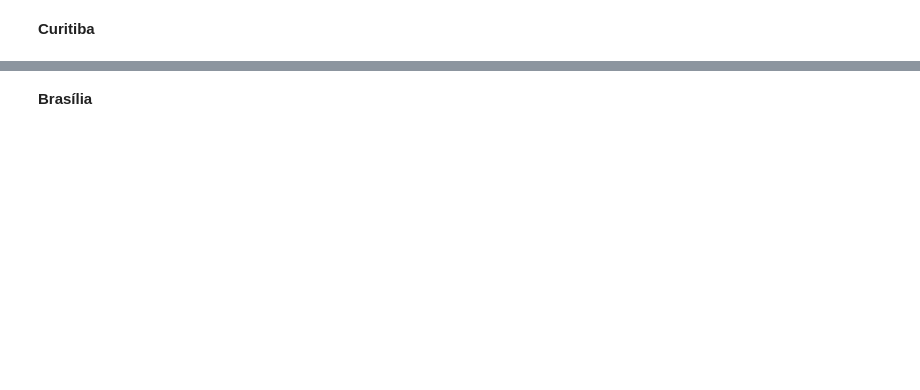
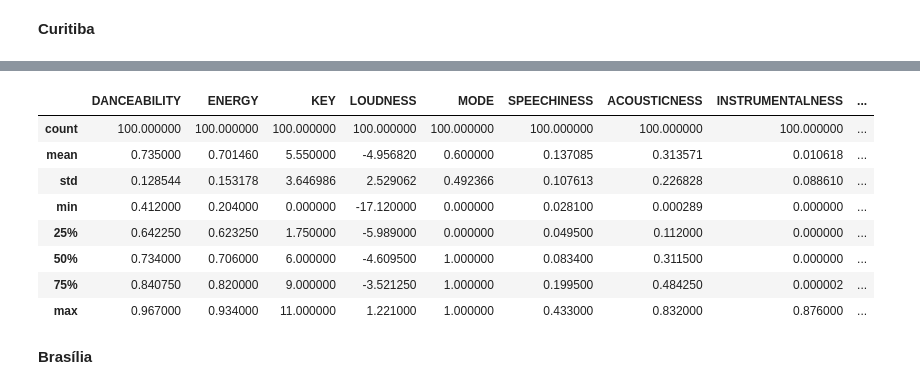
Before and after one commit to Eric-Mendes/spotify-charts, a Jupyter notebook: data_analyses.ipynb, the cells around one changed output, grey strips where cells are left out. Drawn from its saved outputs; the diff is of its cells as text; code cells hidden in the pictures; blank space fills up the shorter version.

```diff
--- a/data_analyses.ipynb
+++ b/data_analyses.ipynb
@@ -85,2 +107,14 @@ memory usage: 54.8 KB
+# %%
+df.loc[df['REGIÃO'] == 2].describe()
+# %% [output]
+|  | DANCEABILITY | ENERGY | KEY | LOUDNESS | MODE | SPEECHINESS | ACOUSTICNESS | INSTRUMENTALNESS | ... |
+| count | 100.000000 | 100.000000 | 100.000000 | 100.000000 | 100.000000 | 100.000000 | 100.000000 | 100.000000 | ... |
+| mean | 0.735000 | 0.701460 | 5.550000 | -4.956820 | 0.600000 | 0.137085 | 0.313571 | 0.010618 | ... |
+| std | 0.128544 | 0.153178 | 3.646986 | 2.529062 | 0.492366 | 0.107613 | 0.226828 | 0.088610 | ... |
+| min | 0.412000 | 0.204000 | 0.000000 | -17.120000 | 0.000000 | 0.028100 | 0.000289 | 0.000000 | ... |
+| 25% | 0.642250 | 0.623250 | 1.750000 | -5.989000 | 0.000000 | 0.049500 | 0.112000 | 0.000000 | ... |
+| 50% | 0.734000 | 0.706000 | 6.000000 | -4.609500 | 1.000000 | 0.083400 | 0.311500 | 0.000000 | ... |
+| 75% | 0.840750 | 0.820000 | 9.000000 | -3.521250 | 1.000000 | 0.199500 | 0.484250 | 0.000002 | ... |
+| max | 0.967000 | 0.934000 | 11.000000 | 1.221000 | 1.000000 | 0.433000 | 0.832000 | 0.876000 | ... |
 # %% [markdown]
 **Brasília**
```
Also changed, not shown: parts of 7 cells of this notebook.
